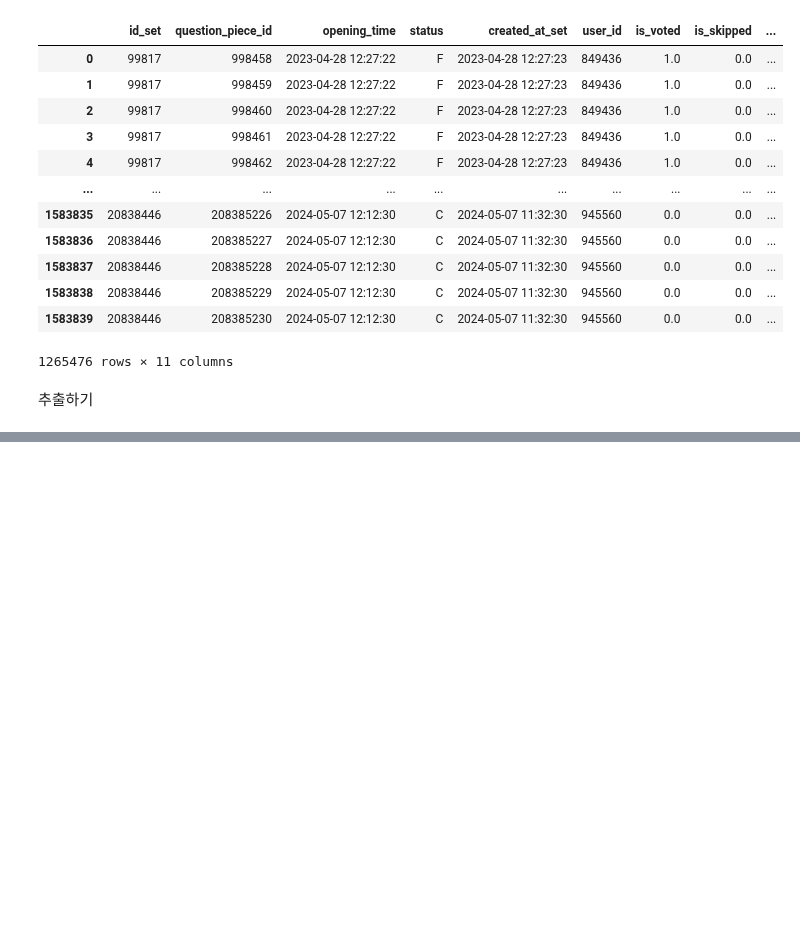
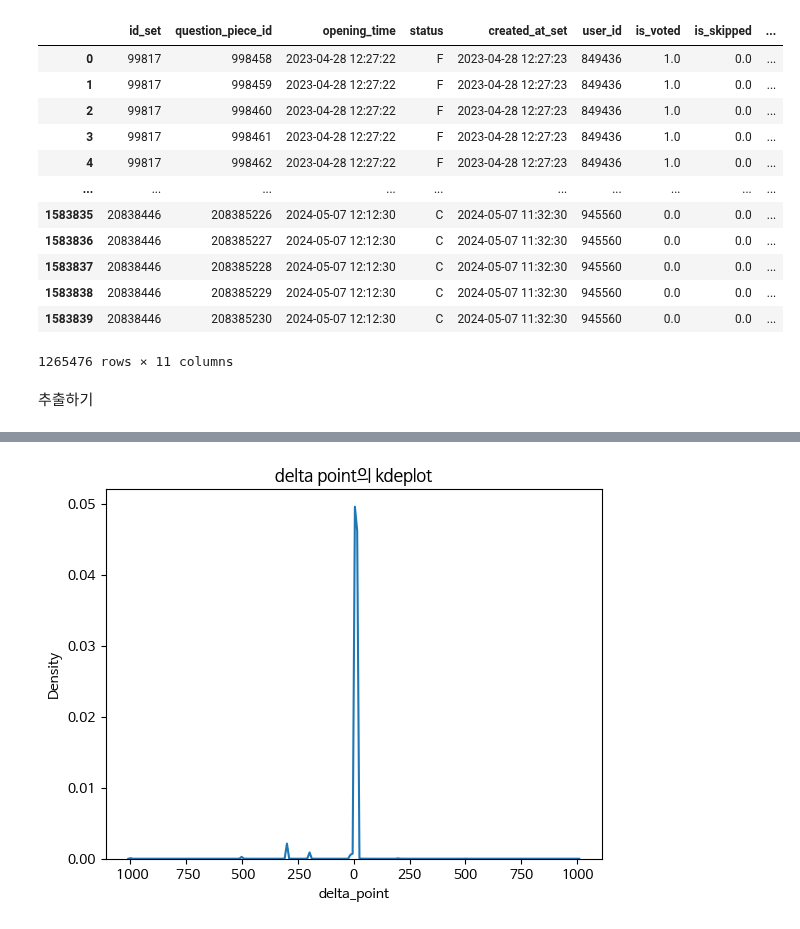
Before and after one commit to goheejieuri/final_project_team3, a Jupyter notebook: sohee.ipynb, the cells around one changed output, grey strips where cells are left out. Cells and saved outputs as stored; diff of their text form; code cells hidden in the pictures; blank space fills up the shorter version.

```diff
--- a/sohee.ipynb
+++ b/sohee.ipynb
@@ -82,3 +127,9 @@ attendance_df.head()
+# %%
+_query = """
+FROM read_parquet('gs://sprintda07-gohee-bucket/final_project/최종프로젝트_데이터(parquet)/votes/accounts_pointhistory.parquet')
+"""
+
+pointhistory_df = mem_con.execute(_query).df()
 # %%
 _query = """
 FROM read_parquet('gs://sprintda07-gohee-bucket/final_project/최종프로젝트_데이터(parquet)/votes/polls_questionpiece.parquet')
@@ -357,0 +1240,6 @@ final_question_df
+# %%
+sns.kdeplot(pointhistory_df['delta_point'])
+plt.title('delta point의 kdeplot')
+plt.show()
+# %% [output]
+[figure, added]
```
Also changed, not shown: parts of 156 cells of this notebook.
